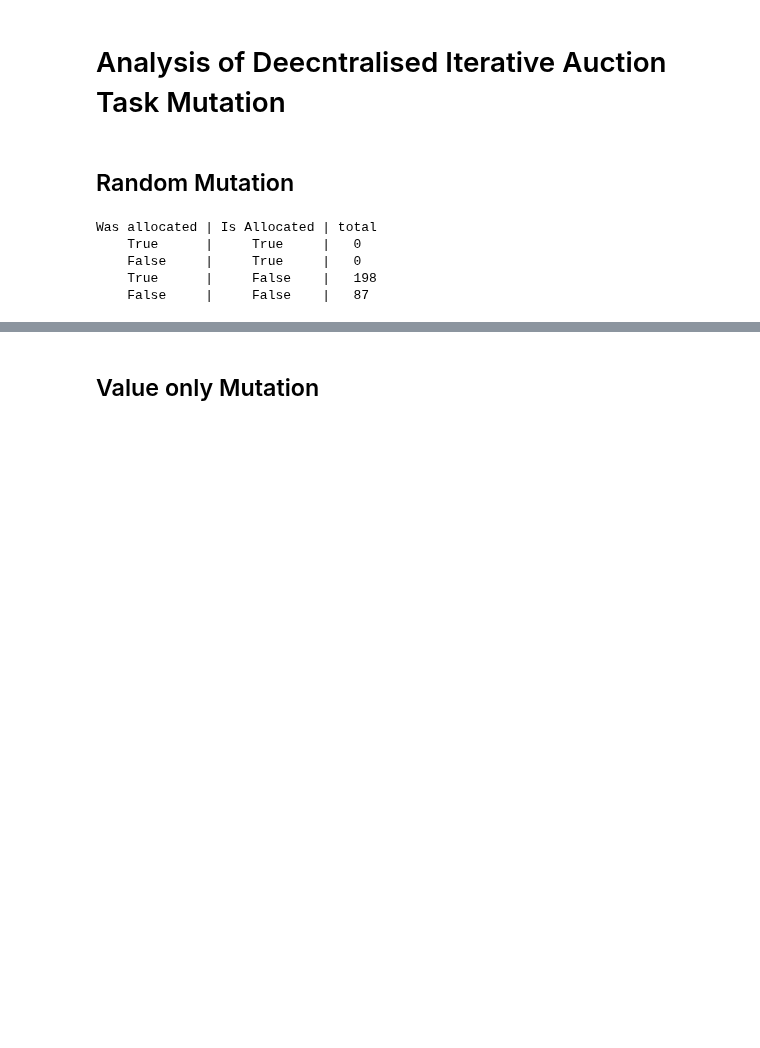
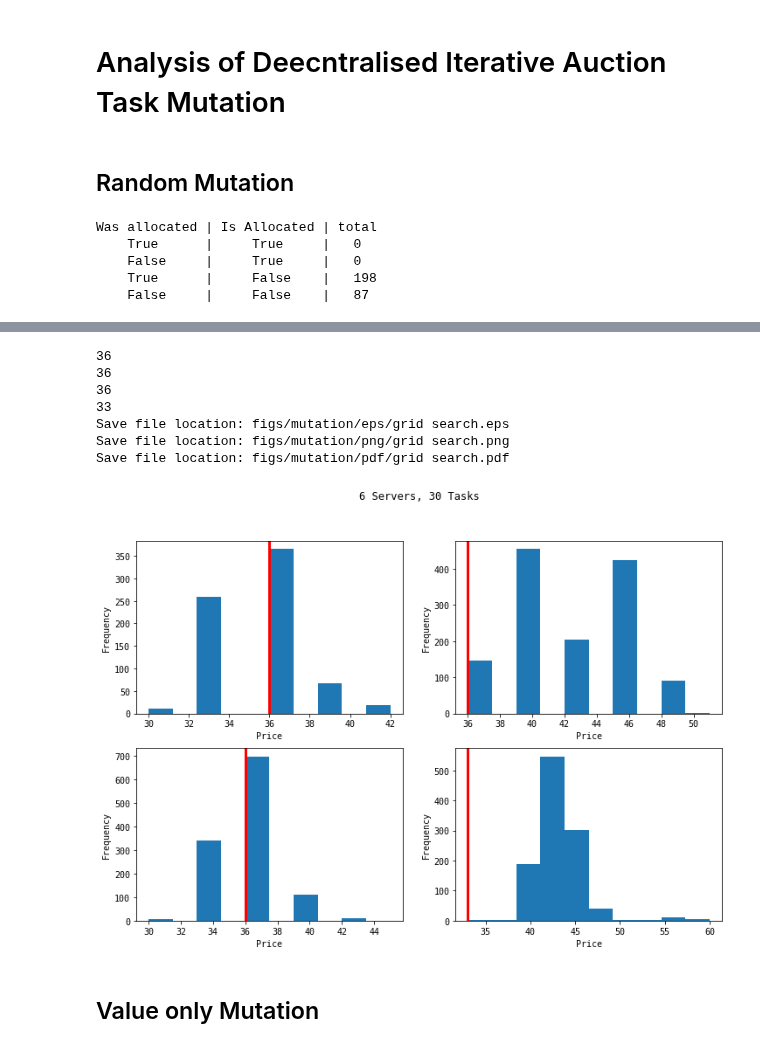
Before and after one commit to pseudo-rnd-thoughts/Elastic-Resource-Allocation, a Jupyter notebook: analysis/mutation.ipynb, the cells around one changed output, grey strips where cells are left out. Cells and saved outputs as stored; diff of their text form; code cells hidden in the pictures; blank space fills up the shorter version.

```diff
--- a/analysis/mutation.ipynb
+++ b/analysis/mutation.ipynb
@@ -46,0 +49,21 @@ Was allocated | Is Allocated | total
+# %%
+grid_search_filenames = [
+    # 'mutation_grid_search_paper_r0_t30_s6_dt07-26_08-10-07',
+    'mutation_grid_search_paper_r0_t30_s6_dt07-30_12-08-50',
+    'mutation_grid_search_paper_r1_t30_s6_dt07-30_12-08-50',
+    'mutation_grid_search_paper_r2_t30_s6_dt07-30_12-10-18',
+    # 'mutation_grid_search_paper_r3_t30_s6_dt07-26_08-15-15',
+    'mutation_grid_search_paper_r3_t30_s6_dt07-30_12-10-18'
+]
+# %%
+for results_filename in grid_search_filenames:
+    with open(f'../data/{results_filename}.json') as file:
+        results_data = json.load(file)
+    print(results_filename)
+    mutant_task = results_data['Mutation 0']['mutated task']
+    # print(", ".join([task['name'] for task in results_data['model']['tasks']]))
+    # print(results_data['no mutation']['task prices'])
+    original_price = results_data['no mutation']['task prices'][mutant_task]
+    print(f'Allocations: {sum(results["allocated"] for name, results in results_data.items() if name != "model" and name != "no mutation")}, '
+          f'Better price: {sum(results["allocated"] and results["task price"] < original_price for name, results in results_data.items() if name != "model" and name != "no mutation")}, '
+          f'Total: {len(results_data)-2}')
@@ -47,3 +79,32 @@ Was allocated | Is Allocated | total
+# %%
+_, gs_ax = plt.subplots(2, 2, figsize=(12, 8))
+gs_ax = gs_ax.flatten()
+
+for ax, filename in zip(gs_ax, grid_search_filenames):
+    with open(f'../data/{filename}.json') as file:
+        results_data = json.load(file)
+
+        prices = [results['task price'] for name, results in results_data.items() if name != "model" and name != "no mutation"]
+        ax.hist(prices, bins=10)
+
+        mutant_task = results_data['Mutation 0']['mutated task']
+        original_price = results_data['no mutation']['task prices'][mutant_task]
+        print(original_price)
+        ax.axvline(x=original_price, color='red', linewidth=3)
+
+        ax.set_xlabel('Price')
+        ax.set_ylabel('Frequency')
+plt.suptitle('6 Servers, 30 Tasks')
+save_plot('grid search', 'mutation')
+# %% [output]
+36
+36
+36
+33
+Save file location: figs/mutation/eps/grid search.eps
+Save file location: figs/mutation/png/grid search.png
+Save file location: figs/mutation/pdf/grid search.pdf
+[figure, added]
 # %% [markdown]
 ## Value only Mutation
 # %%
```
Also changed, not shown: parts of 2 cells of this notebook, 6 other files.
